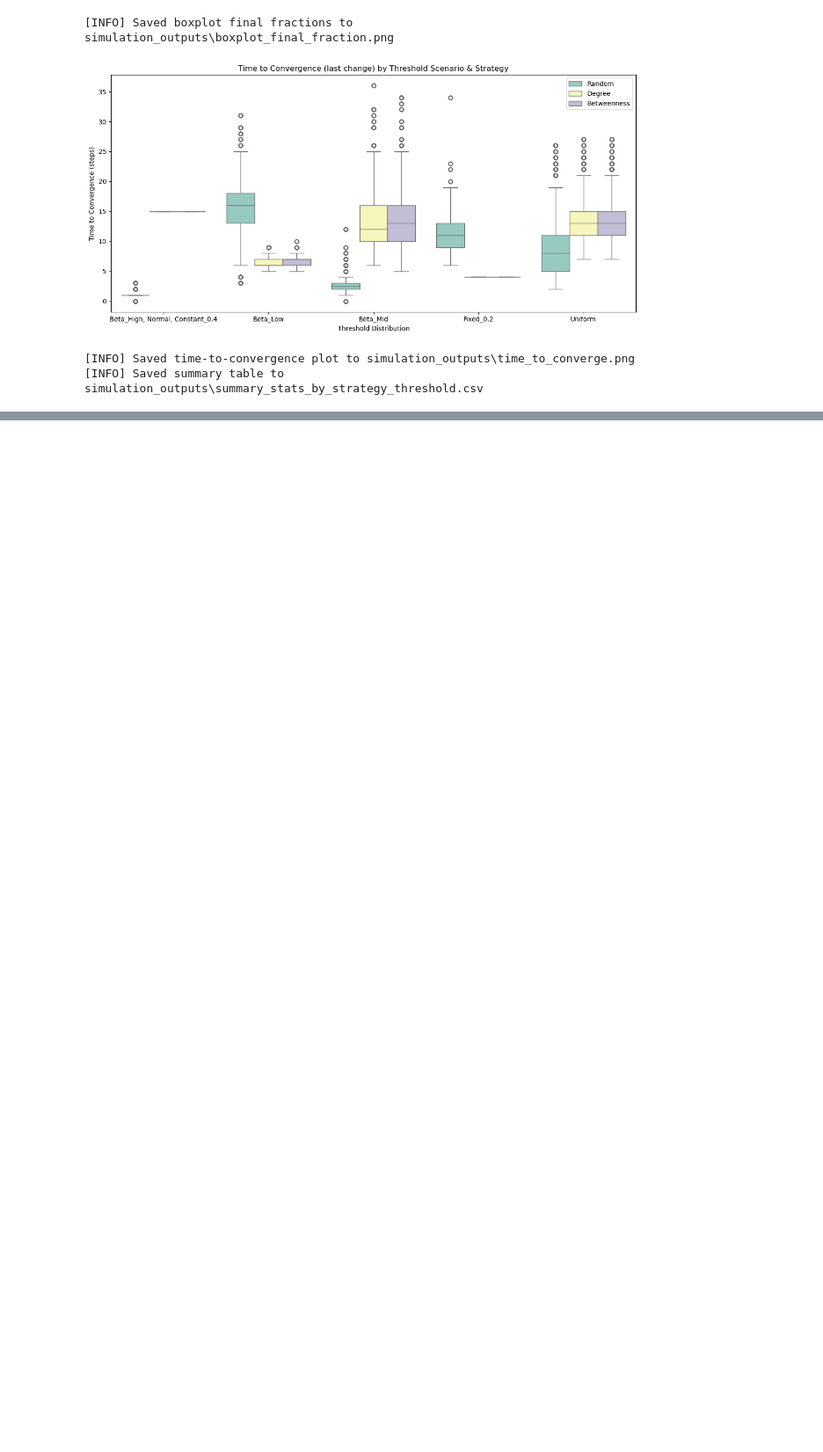
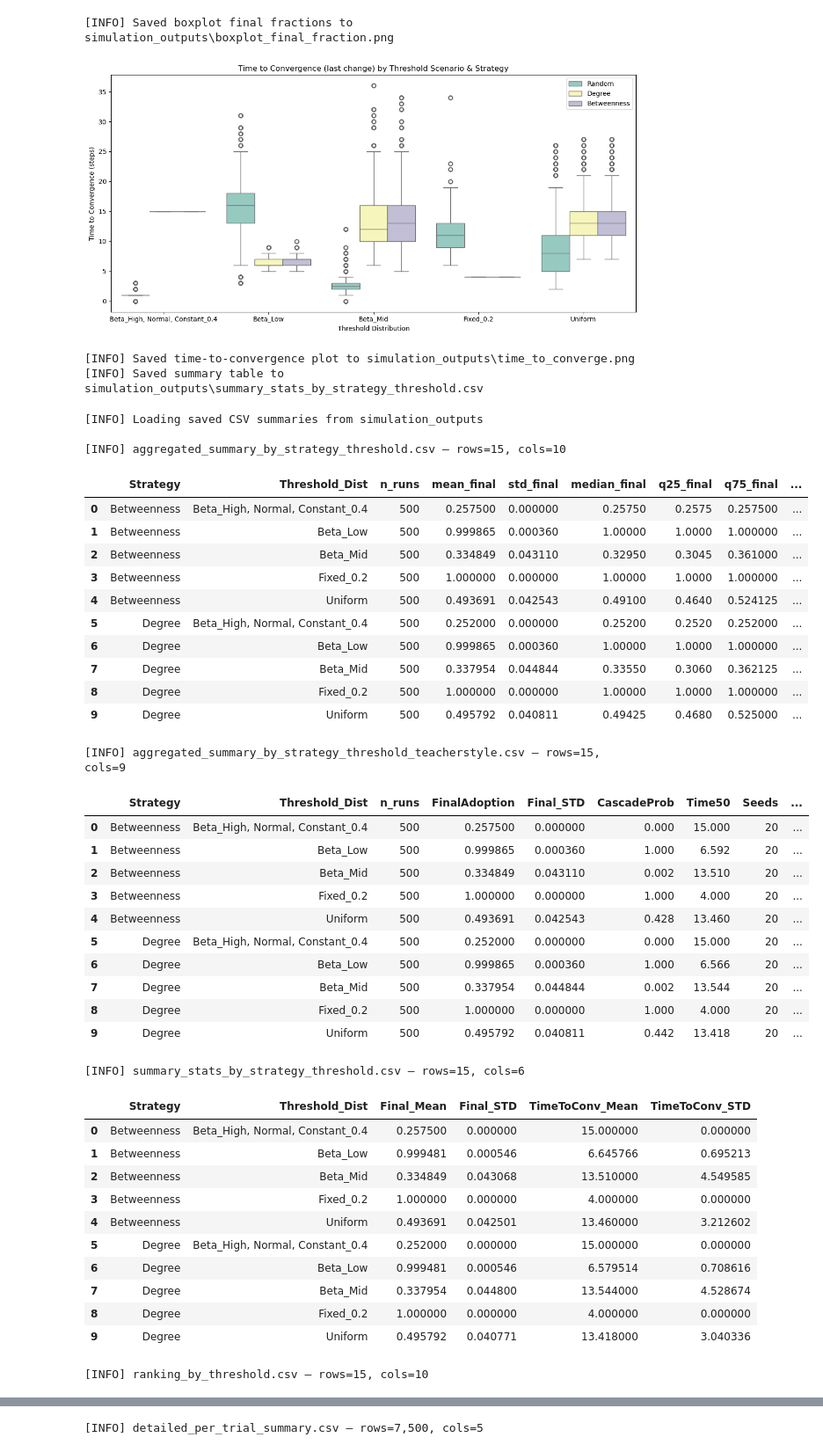
Before and after one commit to agaathm87/ModelBasedDecsisionMaking2, a Jupyter notebook: Week 3 - Dynamics on Networks/Assigment2-deVries-10205071(1).ipynb, the cells around one changed output, grey strips where cells are left out. Shown at 88% size. Cells and saved outputs as stored; diff of their text form; code cells hidden in the pictures; blank space fills up the shorter version.

```diff
--- a/Week 3 - Dynamics on Networks/Assigment2-deVries-10205071(1).ipynb
+++ b/Week 3 - Dynamics on Networks/Assigment2-deVries-10205071(1).ipynb
@@ -855,3 +855,70 @@ else:
 [figure]
 [INFO] Saved time-to-convergence plot to simulation_outputs\time_to_converge.png
 [INFO] Saved summary table to simulation_outputs\summary_stats_by_strategy_threshold.csv
+# %%
+
+from IPython.display import display
+
+csv_files = {
+    'aggregated': os.path.join(OUTPUT_DIR, "aggregated_summary_by_strategy_threshold.csv"),
+    'teacher_aggregated': os.path.join(OUTPUT_DIR, "aggregated_summary_by_strategy_threshold_teacherstyle.csv"),
+    'summary_table': os.path.join(OUTPUT_DIR, "summary_stats_by_strategy_threshold.csv"),
+    'ranking': os.path.join(OUTPUT_DIR, "ranking_by_threshold.csv"),
+    'detailed': os.path.join(OUTPUT_DIR, "detailed_per_trial_summary.csv"),
+    'pivot_final': os.path.join(OUTPUT_DIR, "pivot_final_adoption.csv"),
+    'pivot_cascade': os.path.join(OUTPUT_DIR, "pivot_cascade_prob.csv"),
+    'pivot_eff': os.path.join(OUTPUT_DIR, "pivot_efficiency.csv"),
+}
+
+print("\n[INFO] Loading saved CSV summaries from", OUTPUT_DIR)
+for key, path in csv_files.items():
+    if os.path.exists(path):
+        try:
+            df_csv = pd.read_csv(path)
+            print(f"\n[INFO] {os.path.basename(path)} — rows={len(df_csv):,}, cols={len(df_csv.columns)}")
+            display(df_csv.head(10))
+        except Exception as e:
+            print(f"[WARN] Failed reading {path}: {e}")
+    else:
+        print(f"[WARN] {os.path.basename(path)} not found — skipping.")
+# ...existing code...
+# %% [output]
+[INFO] Loading saved CSV summaries from simulation_outputs
+
+[INFO] aggregated_summary_by_strategy_threshold.csv — rows=15, cols=10
+|  | Strategy | Threshold_Dist | n_runs | mean_final | std_final | median_final | q25_final | q75_final | ... |
+| 0 | Betweenness | Beta_High, Normal, Constant_0.4 | 500 | 0.257500 | 0.000000 | 0.25750 | 0.2575 | 0.257500 | ... |
+| 1 | Betweenness | Beta_Low | 500 | 0.999865 | 0.000360 | 1.00000 | 1.0000 | 1.000000 | ... |
+| 2 | Betweenness | Beta_Mid | 500 | 0.334849 | 0.043110 | 0.32950 | 0.3045 | 0.361000 | ... |
+| 3 | Betweenness | Fixed_0.2 | 500 | 1.000000 | 0.000000 | 1.00000 | 1.0000 | 1.000000 | ... |
+| 4 | Betweenness | Uniform | 500 | 0.493691 | 0.042543 | 0.49100 | 0.4640 | 0.524125 | ... |
+| 5 | Degree | Beta_High, Normal, Constant_0.4 | 500 | 0.252000 | 0.000000 | 0.25200 | 0.2520 | 0.252000 | ... |
+| 6 | Degree | Beta_Low | 500 | 0.999865 | 0.000360 | 1.00000 | 1.0000 | 1.000000 | ... |
+| 7 | Degree | Beta_Mid | 500 | 0.337954 | 0.044844 | 0.33550 | 0.3060 | 0.362125 | ... |
+| 8 | Degree | Fixed_0.2 | 500 | 1.000000 | 0.000000 | 1.00000 | 1.0000 | 1.000000 | ... |
+| 9 | Degree | Uniform | 500 | 0.495792 | 0.040811 | 0.49425 | 0.4680 | 0.525000 | ... |
+[INFO] aggregated_summary_by_strategy_threshold_teacherstyle.csv — rows=15, cols=9
+|  | Strategy | Threshold_Dist | n_runs | FinalAdoption | Final_STD | CascadeProb | Time50 | Seeds | ... |
+| 0 | Betweenness | Beta_High, Normal, Constant_0.4 | 500 | 0.257500 | 0.000000 | 0.000 | 15.000 | 20 | ... |
+| 1 | Betweenness | Beta_Low | 500 | 0.999865 | 0.000360 | 1.000 | 6.592 | 20 | ... |
+| 2 | Betweenness | Beta_Mid | 500 | 0.334849 | 0.043110 | 0.002 | 13.510 | 20 | ... |
+| 3 | Betweenness | Fixed_0.2 | 500 | 1.000000 | 0.000000 | 1.000 | 4.000 | 20 | ... |
+| 4 | Betweenness | Uniform | 500 | 0.493691 | 0.042543 | 0.428 | 13.460 | 20 | ... |
+| 5 | Degree | Beta_High, Normal, Constant_0.4 | 500 | 0.252000 | 0.000000 | 0.000 | 15.000 | 20 | ... |
+| 6 | Degree | Beta_Low | 500 | 0.999865 | 0.000360 | 1.000 | 6.566 | 20 | ... |
+| 7 | Degree | Beta_Mid | 500 | 0.337954 | 0.044844 | 0.002 | 13.544 | 20 | ... |
+| 8 | Degree | Fixed_0.2 | 500 | 1.000000 | 0.000000 | 1.000 | 4.000 | 20 | ... |
+| 9 | Degree | Uniform | 500 | 0.495792 | 0.040811 | 0.442 | 13.418 | 20 | ... |
+[INFO] summary_stats_by_strategy_threshold.csv — rows=15, cols=6
+|  | Strategy | Threshold_Dist | Final_Mean | Final_STD | TimeToConv_Mean | TimeToConv_STD |
+| 0 | Betweenness | Beta_High, Normal, Constant_0.4 | 0.257500 | 0.000000 | 15.000000 | 0.000000 |
+| 1 | Betweenness | Beta_Low | 0.999481 | 0.000546 | 6.645766 | 0.695213 |
+| 2 | Betweenness | Beta_Mid | 0.334849 | 0.043068 | 13.510000 | 4.549585 |
+| 3 | Betweenness | Fixed_0.2 | 1.000000 | 0.000000 | 4.000000 | 0.000000 |
+| 4 | Betweenness | Uniform | 0.493691 | 0.042501 | 13.460000 | 3.212602 |
+| 5 | Degree | Beta_High, Normal, Constant_0.4 | 0.252000 | 0.000000 | 15.000000 | 0.000000 |
+| 6 | Degree | Beta_Low | 0.999481 | 0.000546 | 6.579514 | 0.708616 |
+| 7 | Degree | Beta_Mid | 0.337954 | 0.044800 | 13.544000 | 4.528674 |
+| 8 | Degree | Fixed_0.2 | 1.000000 | 0.000000 | 4.000000 | 0.000000 |
+| 9 | Degree | Uniform | 0.495792 | 0.040771 | 13.418000 | 3.040336 |
+[INFO] ranking_by_threshold.csv — rows=15, cols=10
@@ -857,0 +936 @@ else:
+[INFO] detailed_per_trial_summary.csv — rows=7,500, cols=5
```
Also changed, not shown: parts of 1 cell of this notebook, 8 other files.
